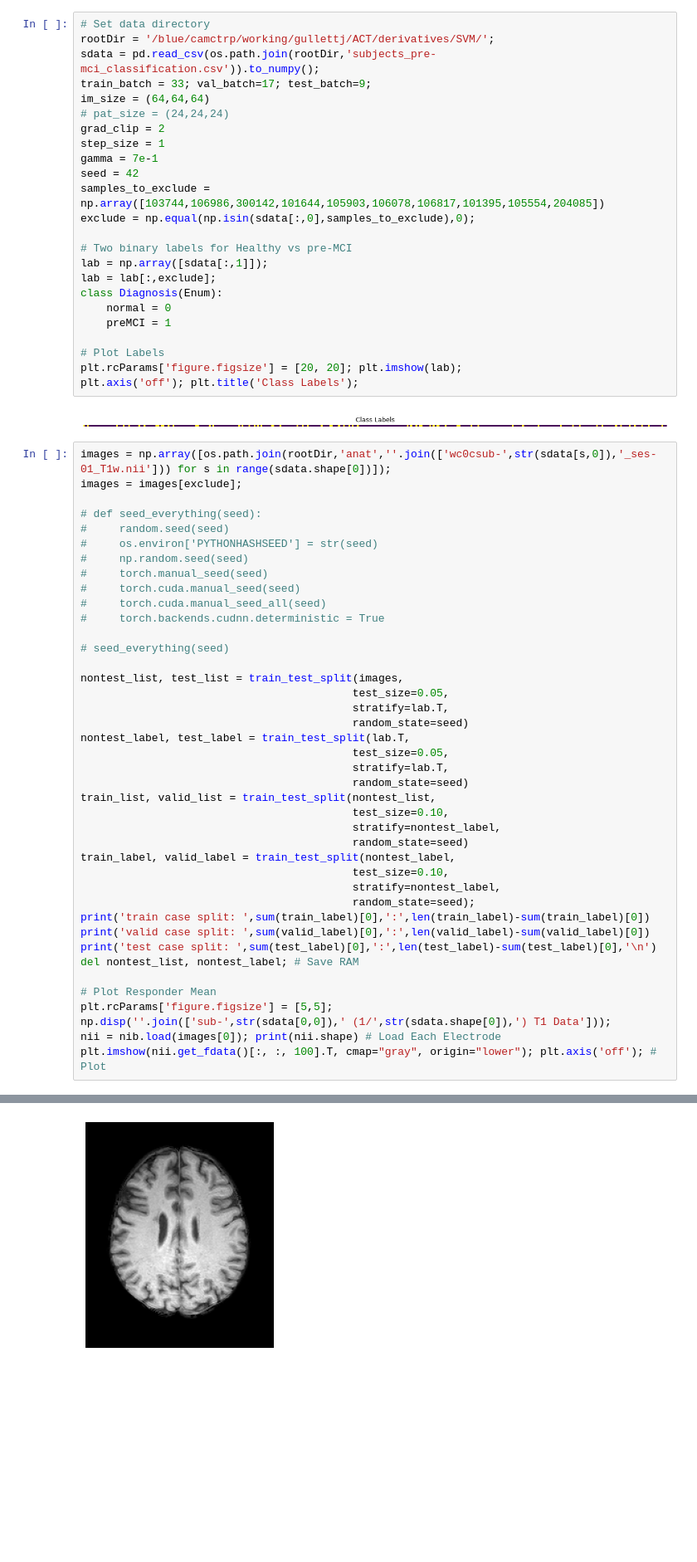
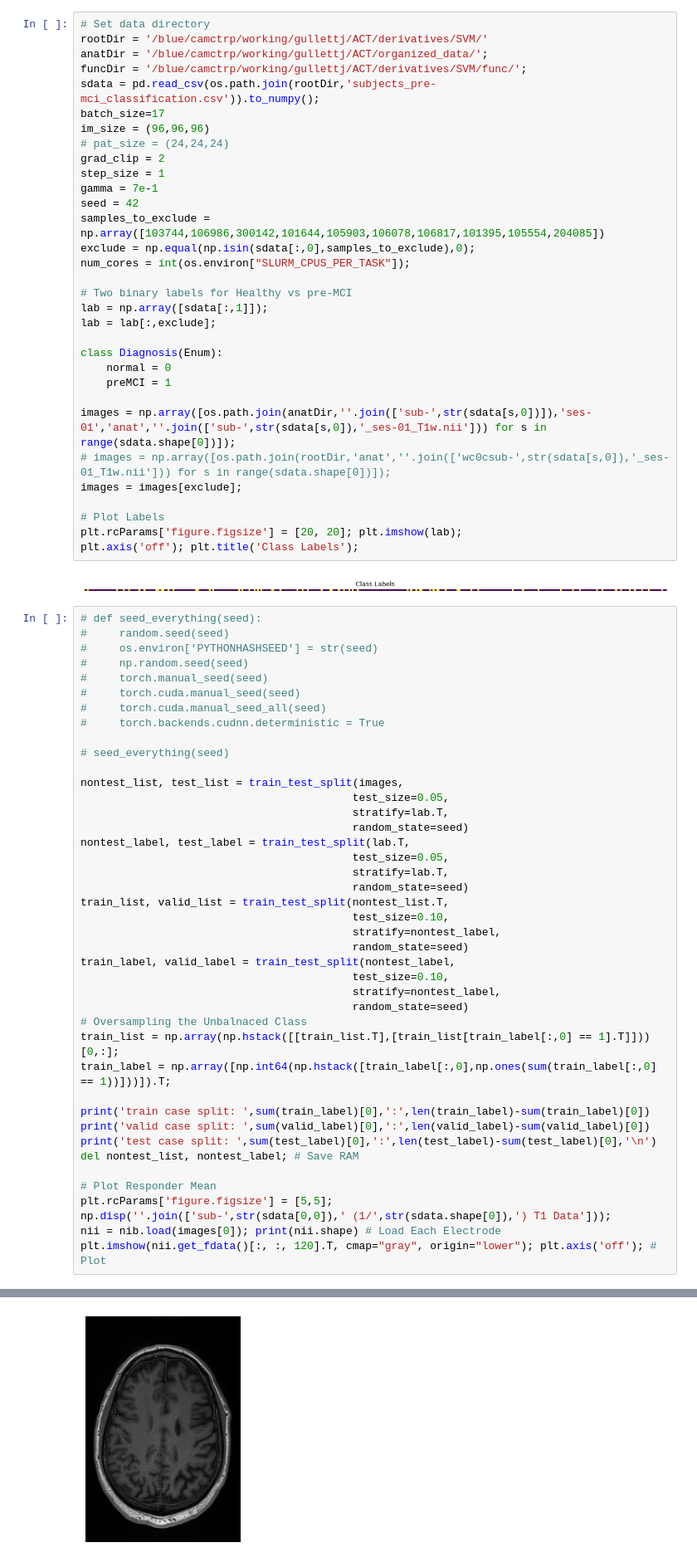
Before and after one commit to aa14av/MONAI, a Jupyter notebook: CNN.ipynb, the cells around one changed output, grey strips where cells are left out. Shown: that part at 83% size. Saved outputs shown, nothing was run; the diff lists cells and outputs as text; blank space fills up the shorter version.

```diff
--- a/CNN.ipynb
+++ b/CNN.ipynb
@@ -91,10 +91,12 @@ For details about installing the optional dependencies, please visit:
 wandb: Currently logged in as: aalbizu. Use `wandb login --relogin` to force relogin
 # %%
 # Set data directory
-rootDir = '/blue/camctrp/working/gullettj/ACT/derivatives/SVM/';
+rootDir = '/blue/camctrp/working/gullettj/ACT/derivatives/SVM/'
+anatDir = '/blue/camctrp/working/gullettj/ACT/organized_data/';
+funcDir = '/blue/camctrp/working/gullettj/ACT/derivatives/SVM/func/';
 sdata = pd.read_csv(os.path.join(rootDir,'subjects_pre-mci_classification.csv')).to_numpy();
-train_batch = 33; val_batch=17; test_batch=9;
-im_size = (64,64,64)
+batch_size=17
+im_size = (96,96,96)
 # pat_size = (24,24,24)
 grad_clip = 2
 step_size = 1
@@ -102,23 +104,26 @@ gamma = 7e-1
 seed = 42
 samples_to_exclude = np.array([103744,106986,300142,101644,105903,106078,106817,101395,105554,204085])
 exclude = np.equal(np.isin(sdata[:,0],samples_to_exclude),0);
+num_cores = int(os.environ["SLURM_CPUS_PER_TASK"]);
 
 # Two binary labels for Healthy vs pre-MCI
 lab = np.array([sdata[:,1]]);
 lab = lab[:,exclude];
+
 class Diagnosis(Enum):
     normal = 0
     preMCI = 1
 
+images = np.array([os.path.join(anatDir,''.join(['sub-',str(sdata[s,0])]),'ses-01','anat',''.join(['sub-',str(sdata[s,0]),'_ses-01_T1w.nii'])) for s in range(sdata.shape[0])]);
+# images = np.array([os.path.join(rootDir,'anat',''.join(['wc0csub-',str(sdata[s,0]),'_ses-01_T1w.nii'])) for s in range(sdata.shape[0])]);
+images = images[exclude];
+
 # Plot Labels
 plt.rcParams['figure.figsize'] = [20, 20]; plt.imshow(lab);
 plt.axis('off'); plt.title('Class Labels');
 # %% [output]
 [figure]
 # %%
-images = np.array([os.path.join(rootDir,'anat',''.join(['wc0csub-',str(sdata[s,0]),'_ses-01_T1w.nii'])) for s in range(sdata.shape[0])]);
-images = images[exclude];
-
 # def seed_everything(seed):
 #     random.seed(seed)
 #     os.environ['PYTHONHASHSEED'] = str(seed)
@@ -138,14 +143,18 @@ nontest_label, test_label = train_test_split(lab.T,
                                           test_size=0.05,
                                           stratify=lab.T,
                                           random_state=seed)
-train_list, valid_list = train_test_split(nontest_list,
+train_list, valid_list = train_test_split(nontest_list.T,
                                           test_size=0.10,
                                           stratify=nontest_label,
                                           random_state=seed)
 train_label, valid_label = train_test_split(nontest_label,
                                           test_size=0.10,
                                           stratify=nontest_label,
-                                          random_state=seed);
+                                          random_state=seed)
+# Oversampling the Unbalnaced Class
+train_list = np.array(np.hstack([[train_list.T],[train_list[train_label[:,0] == 1].T]]))[0,:];
+train_label = np.array([np.int64(np.hstack([train_label[:,0],np.ones(sum(train_label[:,0] == 1))]))]).T;
+
 print('train case split: ',sum(train_label)[0],':',len(train_label)-sum(train_label)[0])
 print('valid case split: ',sum(valid_label)[0],':',len(valid_label)-sum(valid_label)[0])
 print('test case split: ',sum(test_label)[0],':',len(test_label)-sum(test_label)[0],'\n')
@@ -155,5 +164,5 @@ del nontest_list, nontest_label; # Save RAM
 plt.rcParams['figure.figsize'] = [5,5];
 np.disp(''.join(['sub-',str(sdata[0,0]),' (1/',str(sdata.shape[0]),') T1 Data']));
 nii = nib.load(images[0]); print(nii.shape) # Load Each Electrode
-plt.imshow(nii.get_fdata()[:, :, 100].T, cmap="gray", origin="lower"); plt.axis('off'); # Plot
+plt.imshow(nii.get_fdata()[:, :, 120].T, cmap="gray", origin="lower"); plt.axis('off'); # Plot
 # %% [output]
@@ -166 +175 @@ sub-100161 (1/349) T1 Data
-[figure, old version]
+[figure, new version]
```
Also changed, not shown: parts of 13 cells of this notebook.
